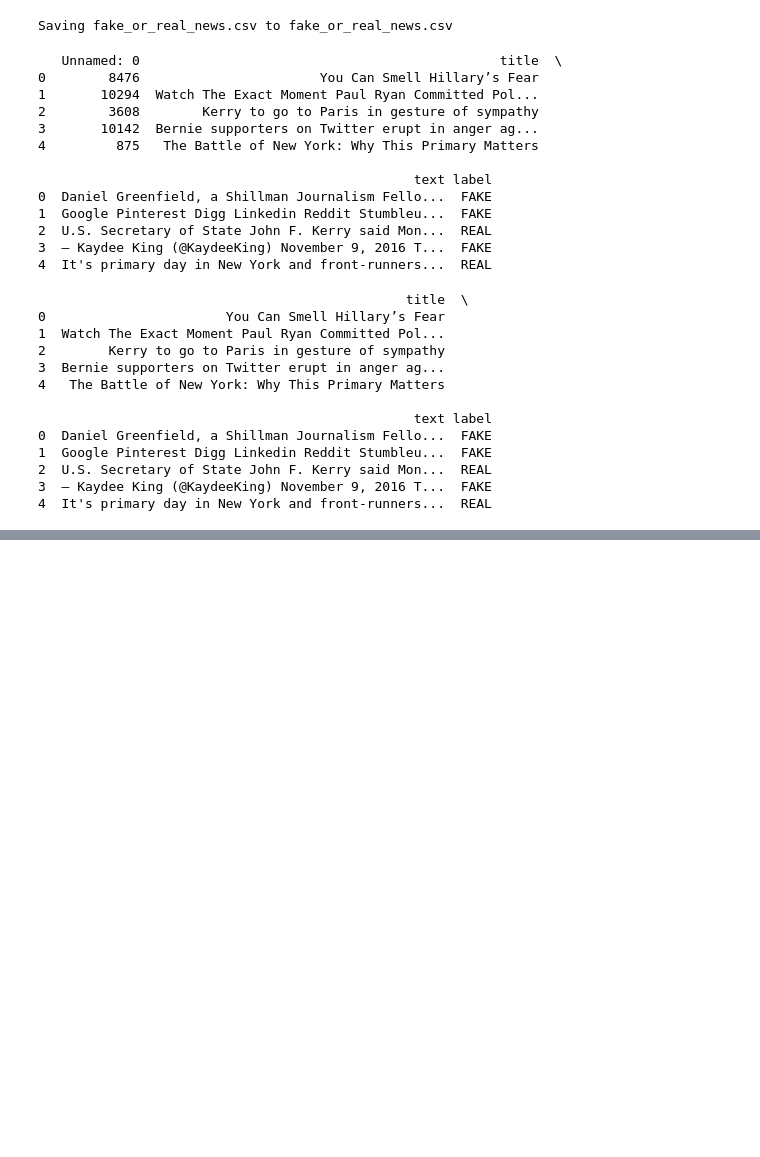
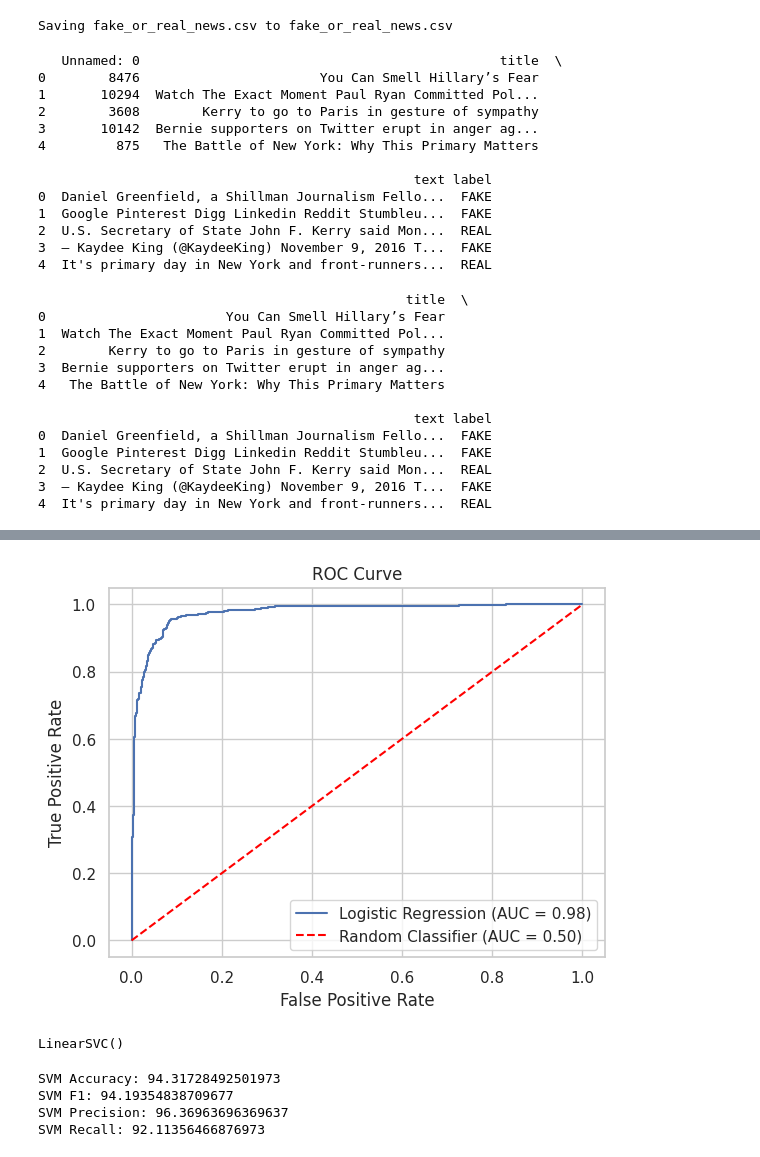
Before and after one commit to Sak04032007/ML-mini-project, a Jupyter notebook: MLminiproject.ipynb, the cells around one changed output, grey strips where cells are left out. Cells and saved outputs as stored; diff of their text form; code cells hidden in the pictures; blank space fills up the shorter version.

```diff
--- a/MLminiproject.ipynb
+++ b/MLminiproject.ipynb
@@ -103,0 +103,22 @@ mt.show()
+# %%
+from sklearn.metrics import roc_curve, auc
+
+y_probs = model.predict_proba(X_test)[:,1]
+fpr, tpr, _ = roc_curve(y_test, y_probs)
+
+mt.plot(fpr, tpr , label =f"Logistic Regression (AUC = {roc_auc:.2f})")
+sns.lineplot(x=[0,1] ,y=[0,1] , linestyle = '--' , color ='red' ,label ='Random Classifier (AUC = 0.50)')
+mt.grid('On')
+mt.xlabel("False Positive Rate")
+mt.ylabel("True Positive Rate")
+mt.legend()
+mt.title("ROC Curve")
+mt.show()
+# %% [output]
+[figure, added]
+# %%
+from sklearn.svm import LinearSVC
+model = LinearSVC()
+model.fit(X_train, y_train)
+# %% [output]
+LinearSVC()
@@ -103,0 +127,10 @@ mt.show()
+# %%
+print("SVM Accuracy:", accuracy_score(y_test, predictions)*100)
+print("SVM F1:", f1_score(y_test, predictions)*100)
+print("SVM Precision:", precision_score(y_test, predictions)*100)
+print("SVM Recall:", recall_score(y_test, predictions)*100)
+# %% [output]
+SVM Accuracy: 94.31728492501973
+SVM F1: 94.19354838709677
+SVM Precision: 96.36963696369637
+SVM Recall: 92.11356466876973
```
Also changed, not shown: parts of 8 cells of this notebook.
